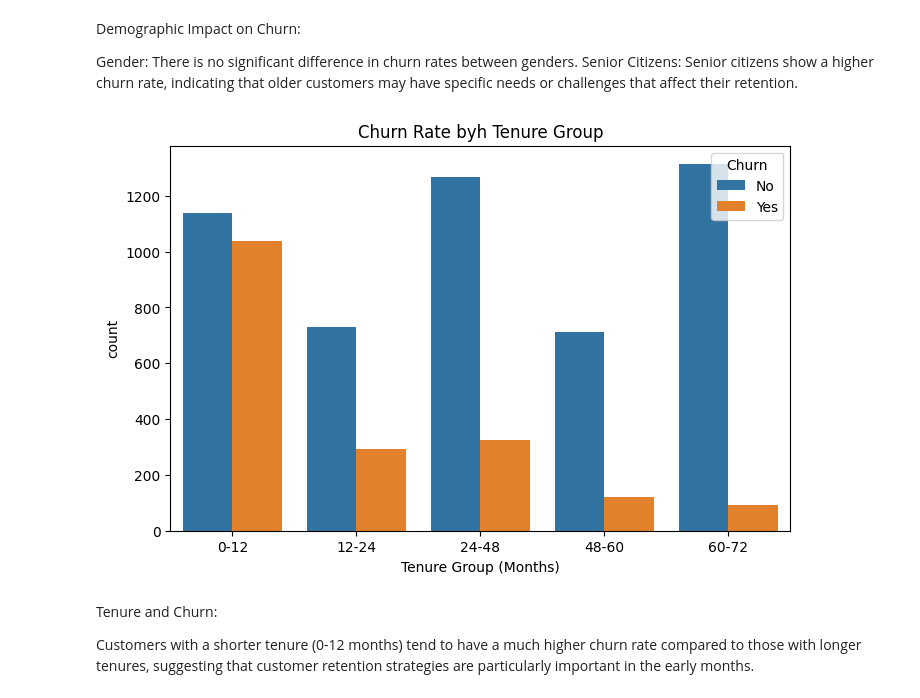
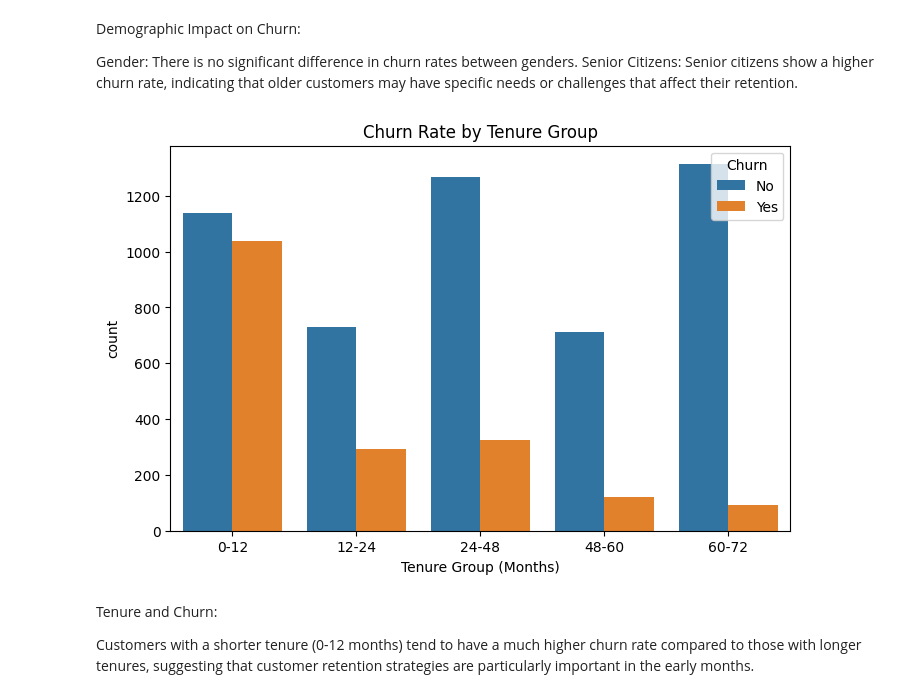
Before and after one commit to Gt-kt/Data_Anaylsis_Portfolio, a Jupyter notebook: Customer_churn_Analysis/notebooks/Customer_Churn_Analysis.ipynb, the cells around one changed output. Saved outputs shown, nothing was run; the diff lists cells and outputs as text; code cells hidden in the pictures.

```diff
--- a/Customer_churn_Analysis/notebooks/Customer_Churn_Analysis.ipynb
+++ b/Customer_churn_Analysis/notebooks/Customer_Churn_Analysis.ipynb
@@ -3,7 +3,7 @@ import pandas as pd
 import matplotlib.pyplot as plt
 import seaborn as sns
 
-file_path = 'C:/Users/c/Downloads/Bank_analysis/Customer_churn_Analysis/data/Telco-Customer-Churn.csv'
+file_path = './Telco-Customer-Churn.csv'
 data = pd.read_csv(file_path)
 
 data.head()
@@ -29,14 +29,14 @@ Senior Citizens: Senior citizens show a higher churn rate, indicating that older
 # %%
 data['tenure_group'] = pd.cut(data['tenure'], bins=[0,12,24,48,60,72],
                               labels=['0-12', '12-24', '24-48', '48-60', '60-72'])
 
 plt.figure(figsize=(8,5))
 sns.countplot(data=data, x='tenure_group', hue='Churn')
-plt.title('Churn Rate byh Tenure Group')
+plt.title('Churn Rate by Tenure Group')
 plt.xlabel('Tenure Group (Months)')
 plt.show()
 # %% [output]
-[figure, old version]
+[figure, new version]
 # %% [markdown]
 Tenure and Churn:
 
```
Also changed, not shown: 3 other files.
